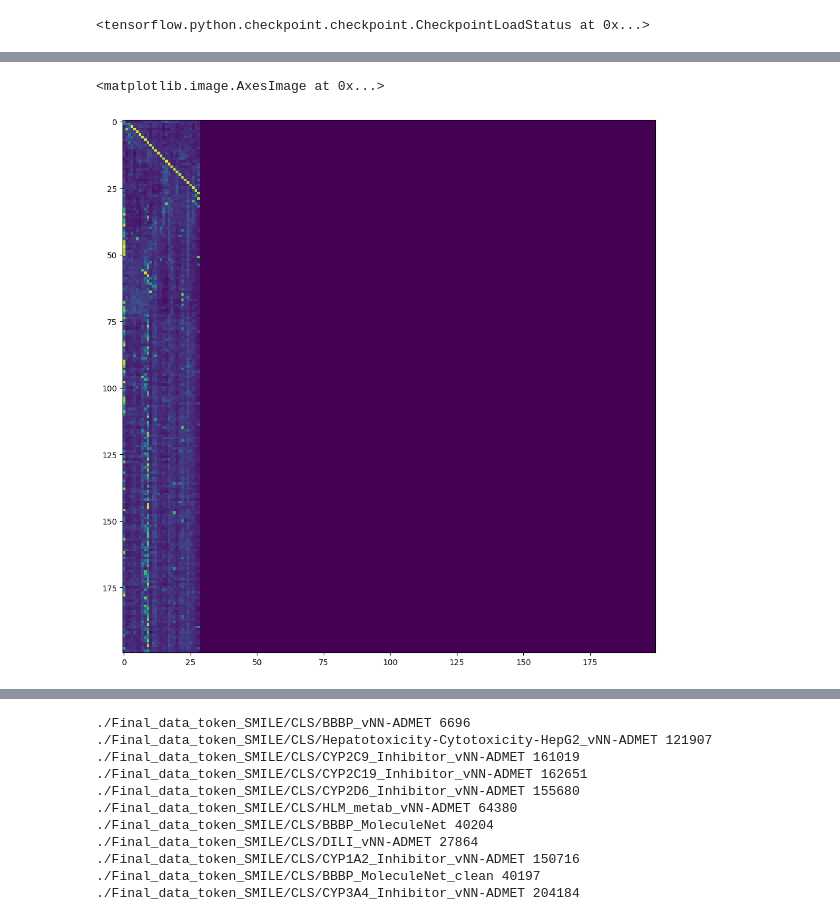
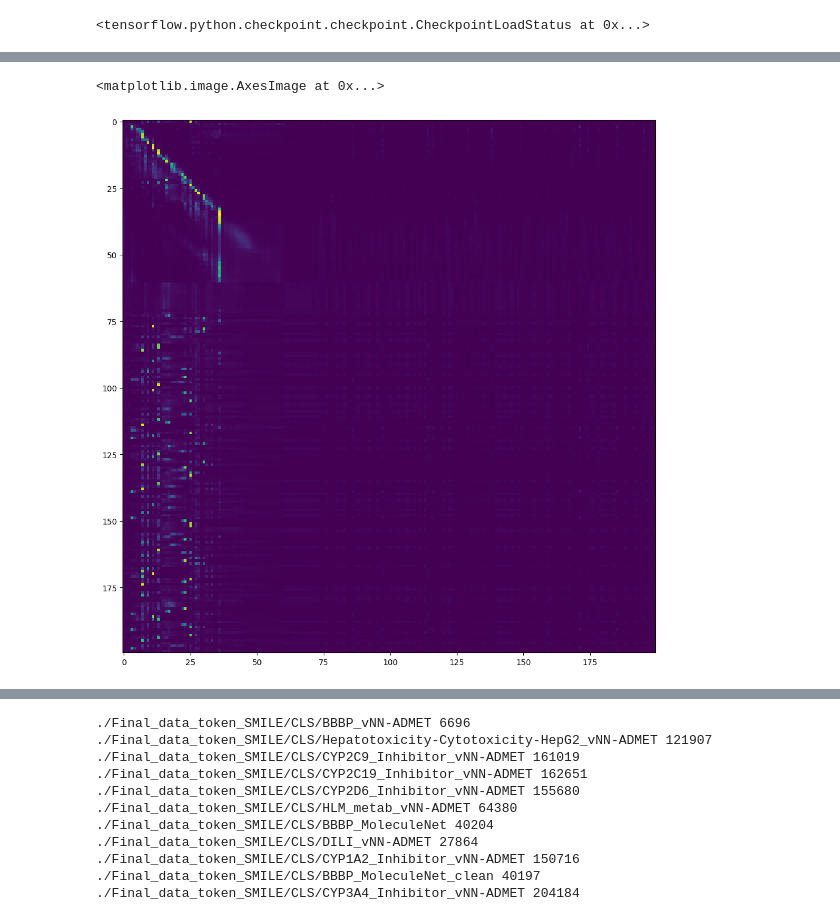
Before and after one commit to pop756/QM, a Jupyter notebook: BERT_process_SMILE.ipynb, the cells around one changed output, grey strips where cells are left out. Saved outputs shown, nothing was run; the diff lists cells and outputs as text; code cells hidden in the pictures.

```diff
--- a/BERT_process_SMILE.ipynb
+++ b/BERT_process_SMILE.ipynb
@@ -862,6 +1278,3 @@ model.layers[2].embedding.set_weights(paras[248:250])
-# %%
-for i in range(8):
-    model.layers[2].encoder[i].set_weights(paras[31*i:31*(i+1)])
 # %%
 model.load_weights('./BERT/SMILE/Most_small_tensor_Random_ZINC_L_model_weights')
 # %% [output]
@@ -869,18 +1282,19 @@ model.load_weights('./BERT/SMILE/Most_small_tensor_Random_ZINC_L_model_weights')
 # %%
 
 import random
+
 size = 300000
 for k in range(1):
         for i in range(0,int(len(embedding_word)/size)):
                 if k == 0:
-                        i = i + 11
+                        i = i + 2
                 if i == int(len(embedding_word)/size):
                         break
                 if i <10:
                         lr = (1e-4-1e-6)*(i)/10 + 1e-6
                 else:
                         lr = 1e-4*np.sqrt(10)/np.sqrt(i)
-                optimizer = tf.keras.optimizers.Adam(learning_rate=lr)
+                optimizer = tf.keras.optimizers.Adam(learning_rate=1e-4)
                 model.compile(optimizer= optimizer, loss = custom_loss, metrics= Mask_acc)
                 max = 16
                 mask_input = []
@@ -929,5 +1343,5 @@ for k in range(1):
                         else:
                                 model.fit([np.array(random_value),np.array(inputs2)],np.array(output,dtype = int),epochs=1,batch_size=32,callbacks = [early_stopping_cb])
                         print(model.optimizer.lr)
-                        model.save_weights('./BERT/SMILE/Most_small_tensor_Random_ZINC_L_model_weights')
+                        model.save_weights('./BERT/SMILE/tensor_BERT')
 # %% [output]
@@ -968,0 +1385,9 @@ NameError: name 'random_value' is not defined
+# %%
+from Module.custom_layers import Attention_mask
+model.load_weights('./BERT/SMILE/tensor_BERT')
+hidden,mask = model.layers[2].embedding(random_value[:10])
+mask = Attention_mask(mask)
+index = 3
+for i in range(index):
+    hidden = model.layers[2].encoder[i](hidden,mask)
+_,output = model.layers[2].encoder[index].att(hidden,mask)
@@ -969,3 +1396,11 @@ NameError: name 'random_value' is not defined
+# %%
+from Module.custom_layers import Attention_mask
+
+hidden = model.layers[2].embedding(random_value[:10])
+index = 3
+for i in range(index):
+    hidden = model.layers[2].encoder[i](hidden)
+_,output = model.layers[2].encoder[index].att(hidden,hidden,return_attention_scores=True)
 # %%
 import matplotlib.pyplot as plt
 import seaborn as sns
@@ -976,11 +1411,11 @@ sns.heatmap(output[3][6][0:40,0:40], cmap='viridis', fmt=".2f")
 # %%
 import matplotlib.pyplot as plt
 import seaborn as sns
 plt.figure(figsize=(24,12))
-plt.imshow(tf.reduce_mean(output[5][2:],axis=0), cmap='viridis')
+plt.imshow(tf.reduce_mean(output[5][:2],axis=0), cmap='viridis')
 # %% [output]
 <matplotlib.image.AxesImage at 0x...>
-[figure, old version]
+[figure, new version]
 # %%
 import matplotlib.pyplot as plt
 import seaborn as sns
```
Also changed, not shown: parts of 23 cells of this notebook, 17 other files.
